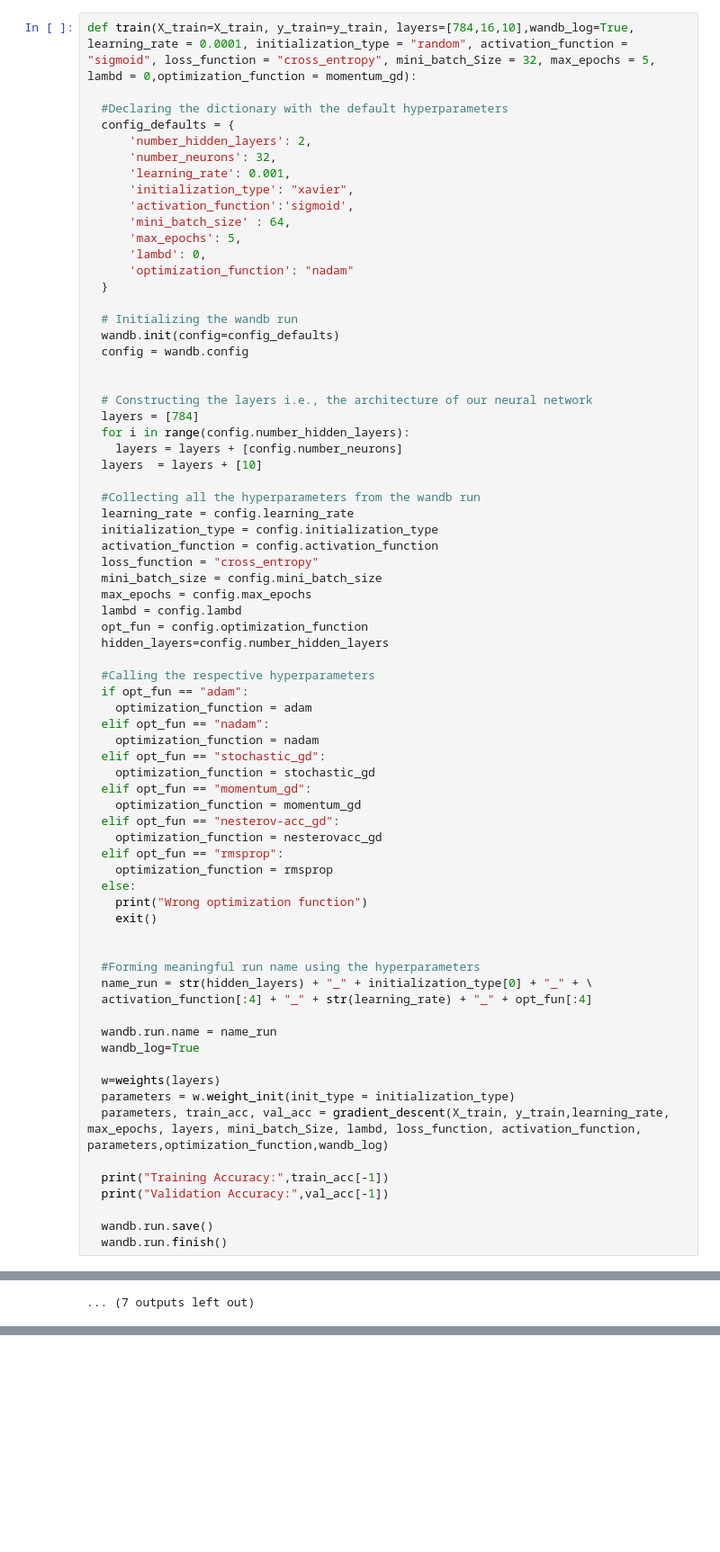
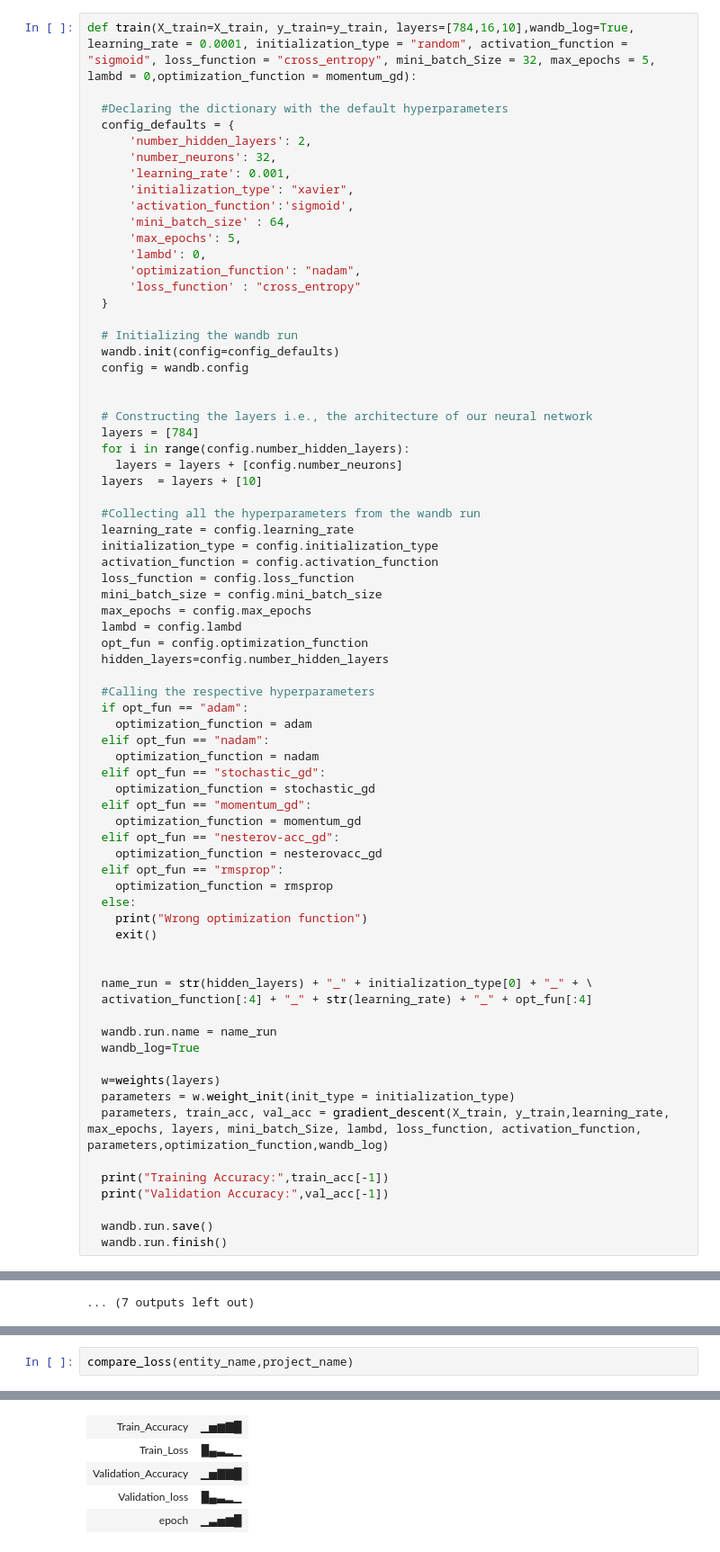
Before and after one commit to Siddharth02003/CS6910_assignment_1, a Jupyter notebook: CS6910_assignment_1.ipynb, the cells around one changed output, grey strips where cells are left out. Shown at 90% size. Drawn from its saved outputs; the diff is of its cells as text; blank space fills up the shorter version.

```diff
--- a/CS6910_assignment_1.ipynb
+++ b/CS6910_assignment_1.ipynb
@@ -588,7 +584,8 @@ def train(X_train=X_train, y_train=y_train, layers=[784,16,10],wandb_log=True, l
       'mini_batch_size' : 64,
       'max_epochs': 5,
       'lambd': 0,
-      'optimization_function': "nadam"
+      'optimization_function': "nadam",
+      'loss_function' : "cross_entropy"
   }
 
   # Initializing the wandb run
@@ -606,7 +603,7 @@ def train(X_train=X_train, y_train=y_train, layers=[784,16,10],wandb_log=True, l
   learning_rate = config.learning_rate
   initialization_type = config.initialization_type
   activation_function = config.activation_function
-  loss_function = "cross_entropy"
+  loss_function = config.loss_function
   mini_batch_size = config.mini_batch_size
   max_epochs = config.max_epochs
   lambd = config.lambd
@@ -631,7 +628,6 @@ def train(X_train=X_train, y_train=y_train, layers=[784,16,10],wandb_log=True, l
     exit()
 
 
-  #Forming meaningful run name using the hyperparameters
   name_run = str(hidden_layers) + "_" + initialization_type[0] + "_" + \
   activation_function[:4] + "_" + str(learning_rate) + "_" + opt_fun[:4]
 
@@ -788,0 +848,3 @@ wandb: WARNING Calling wandb.run.save without any arguments is deprecated.Change
+# %%
+compare_loss(entity_name,project_name)
+# %% [output]
@@ -788,0 +875,5 @@ wandb: WARNING Calling wandb.run.save without any arguments is deprecated.Change
+| Train_Accuracy | ▁▅▆▇█ |
+| Train_Loss | █▄▃▂▁ |
+| Validation_Accuracy | ▁▅▇▇█ |
+| Validation_loss | █▄▃▂▁ |
+| epoch | ▁▃▅▆█ |
```
Also changed, not shown: parts of 6 cells of this notebook.
